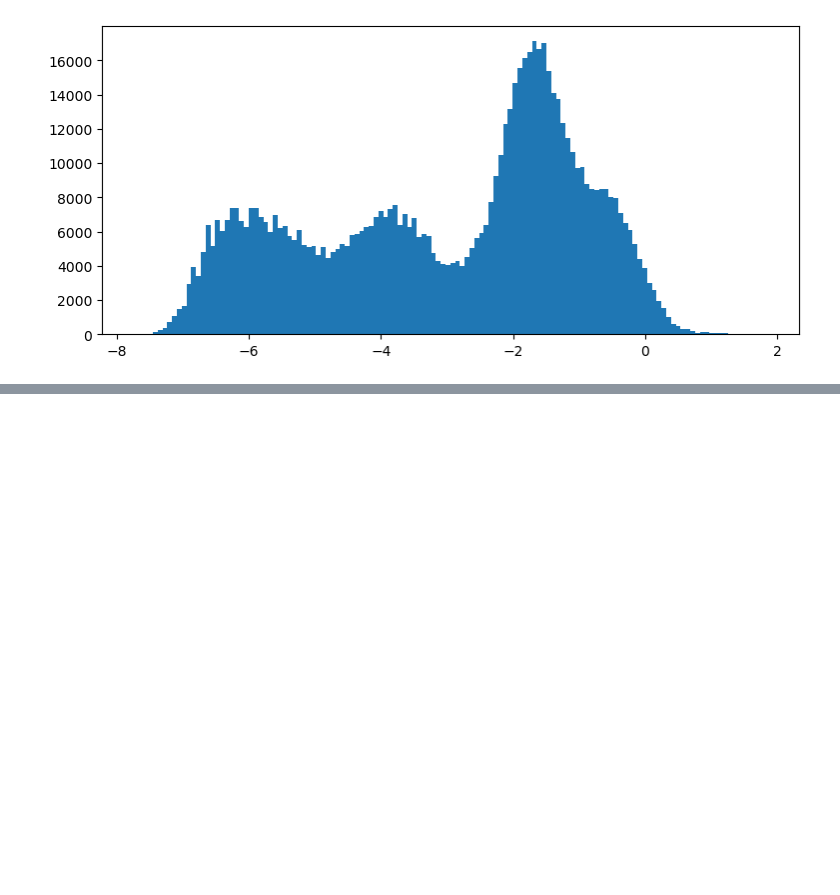
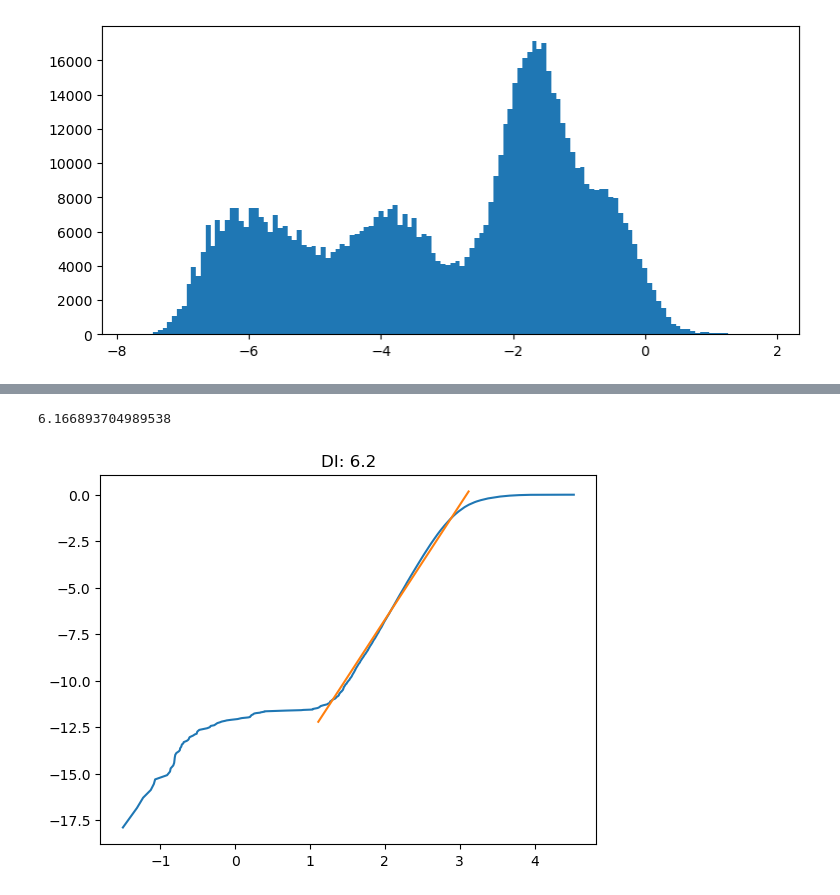
Before and after one commit to damidoriad/preditor-autoencoder, a Jupyter notebook: analise-DI-tempo.ipynb, the cells around one changed output, grey strips where cells are left out. Saved outputs shown, nothing was run; the diff lists cells and outputs as text; code cells hidden in the pictures; blank space fills up the shorter version.

```diff
--- a/analise-DI-tempo.ipynb
+++ b/analise-DI-tempo.ipynb
@@ -531,0 +645,6 @@ px.scatter(X)
+# %%
+ex, ey = getCR(scaled_X)
+getDI(ex, ey, printFLag=True, resaFlag=True)
+# %% [output]
+6.166893704989538
+[figure, added]
```
Also changed, not shown: parts of 23 cells of this notebook.
